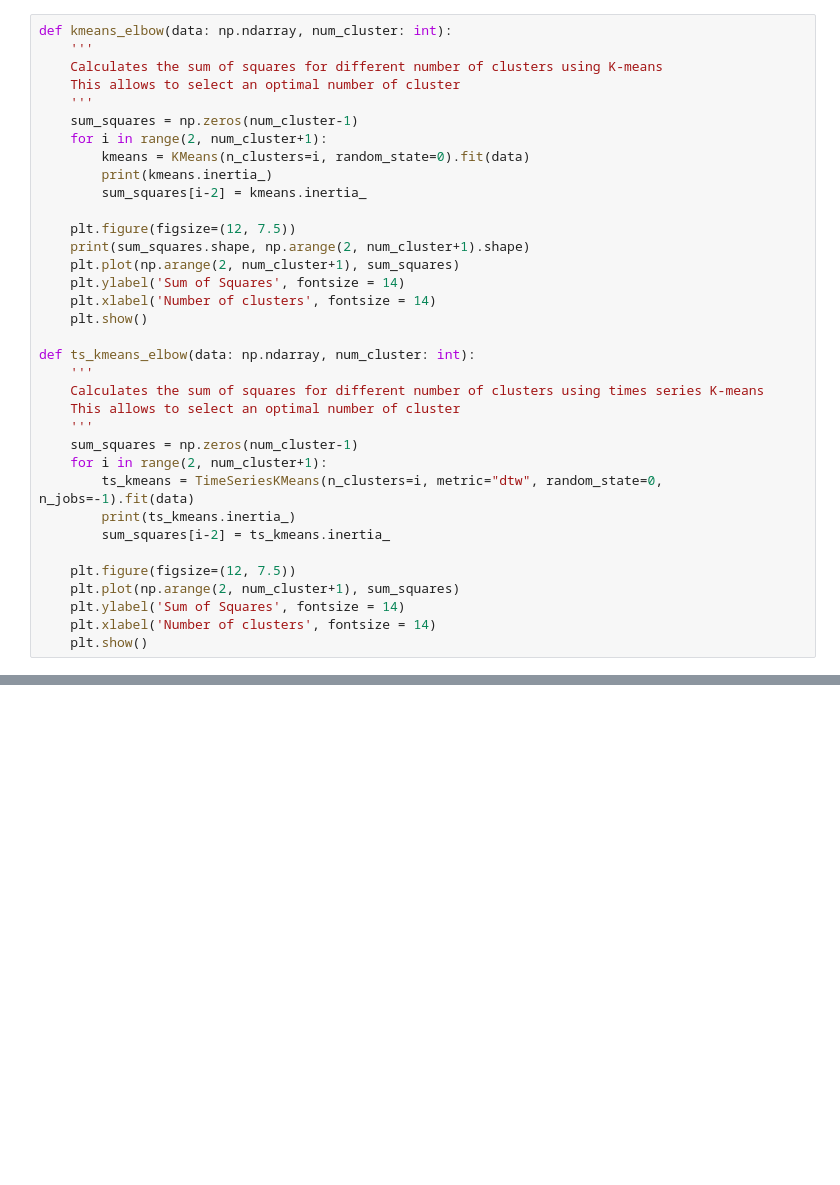
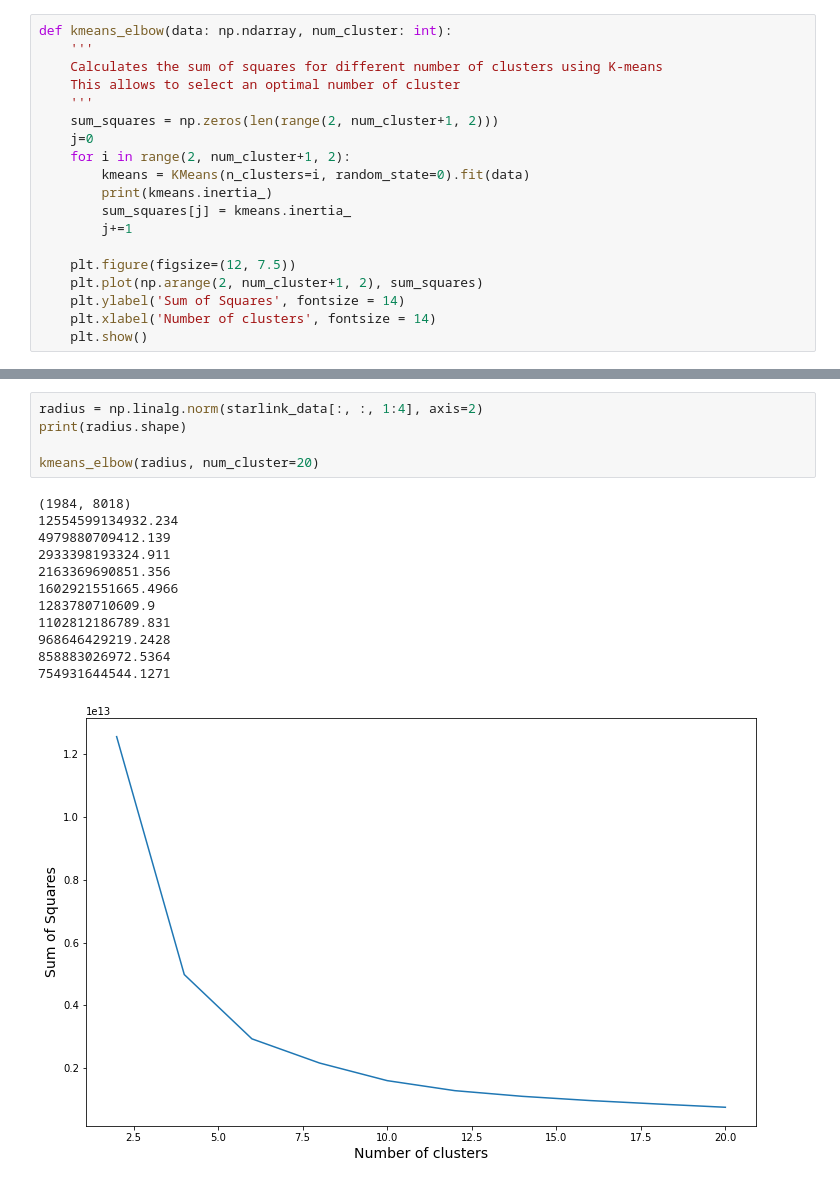
Before and after one commit to tphanmt/StarlinkML, a Jupyter notebook: cluster.ipynb, the cells around one changed output, grey strips where cells are left out. Drawn from its saved outputs; the diff is of its cells as text; blank space fills up the shorter version.

```diff
--- a/cluster.ipynb
+++ b/cluster.ipynb
@@ -33,32 +15,16 @@ def kmeans_elbow(data: np.ndarray, num_cluster: int):
     Calculates the sum of squares for different number of clusters using K-means
     This allows to select an optimal number of cluster
     '''
-    sum_squares = np.zeros(num_cluster-1)
-    for i in range(2, num_cluster+1):
+    sum_squares = np.zeros(len(range(2, num_cluster+1, 2)))
+    j=0
+    for i in range(2, num_cluster+1, 2):
         kmeans = KMeans(n_clusters=i, random_state=0).fit(data)
         print(kmeans.inertia_)
-        sum_squares[i-2] = kmeans.inertia_
+        sum_squares[j] = kmeans.inertia_
+        j+=1
 
     plt.figure(figsize=(12, 7.5))
-    print(sum_squares.shape, np.arange(2, num_cluster+1).shape)
-    plt.plot(np.arange(2, num_cluster+1), sum_squares)
+    plt.plot(np.arange(2, num_cluster+1, 2), sum_squares)
     plt.ylabel('Sum of Squares', fontsize = 14)
     plt.xlabel('Number of clusters', fontsize = 14)
     plt.show()
-
-def ts_kmeans_elbow(data: np.ndarray, num_cluster: int):
-    '''
-    Calculates the sum of squares for different number of clusters using times series K-means
-    This allows to select an optimal number of cluster
-    '''
-    sum_squares = np.zeros(num_cluster-1)
-    for i in range(2, num_cluster+1):
-        ts_kmeans = TimeSeriesKMeans(n_clusters=i, metric="dtw", random_state=0, n_jobs=-1).fit(data)
-        print(ts_kmeans.inertia_)
-        sum_squares[i-2] = ts_kmeans.inertia_
-
-    plt.figure(figsize=(12, 7.5))
-    plt.plot(np.arange(2, num_cluster+1), sum_squares)
-    plt.ylabel('Sum of Squares', fontsize = 14)
-    plt.xlabel('Number of clusters', fontsize = 14)
-    plt.show()
@@ -160,0 +100,18 @@ plt.show()
+# %%
+radius = np.linalg.norm(starlink_data[:, :, 1:4], axis=2)
+print(radius.shape)
+
+kmeans_elbow(radius, num_cluster=20)
+# %% [output]
+(1984, 8018)
+12554599134932.234
+4979880709412.139
+2933398193324.911
+2163369690851.356
+1602921551665.4966
+1283780710609.9
+1102812186789.831
+968646429219.2428
+858883026972.5364
+754931644544.1271
+[figure, added]
```
Also changed, not shown: parts of 10 cells of this notebook.
